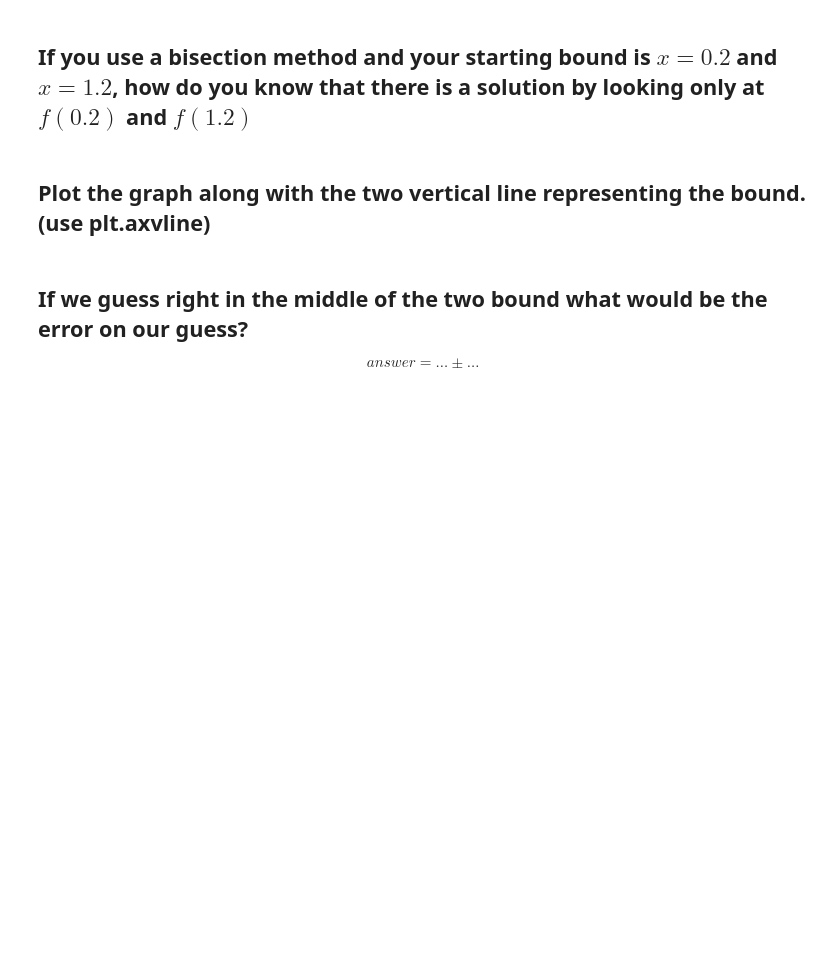
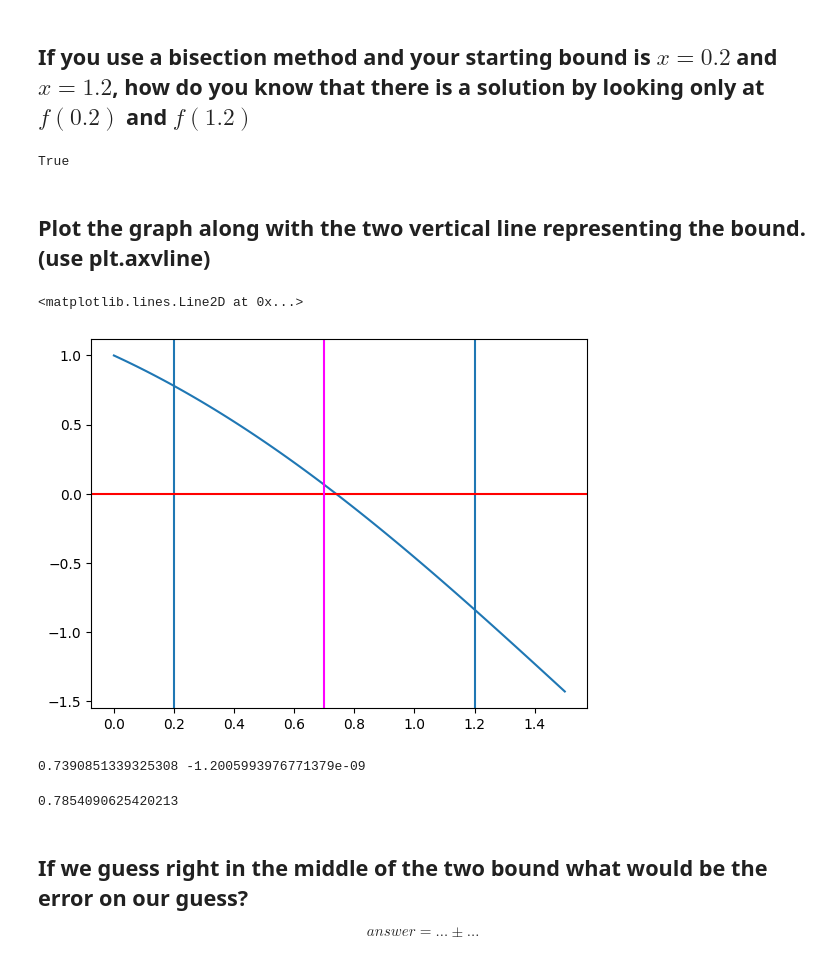
Before and after one commit to Mariposito/NMEXERCISE, a Jupyter notebook: 01 Plotting and Finding Root.ipynb, the cells around one changed output. Saved outputs shown, nothing was run; the diff lists cells and outputs as text; code cells hidden in the pictures; blank space fills up the shorter version.

```diff
--- a/01 Plotting and Finding Root.ipynb
+++ b/01 Plotting and Finding Root.ipynb
@@ -151,3 +151,7 @@ plt.grid()
 [figure]
 # %% [markdown]
 ## Given the what you did what is your answer?
+# %%
+x = (0.7375+0.74)/2
+print(x)
+print(np.cos(x))
@@ -164,8 +171,53 @@ Accuracy is also an important part for numerical algorithm --> How fast we can i
 # Bisection
 # %% [markdown]
 ## If you use a bisection method and your starting bound is $x=0.2$ and $x=1.2$, how do you know that there is a solution by looking only at $f(0.2)$ and $f(1.2)$
+# %%
+def f(x):
+  return np.cos(x)-x
+# %%
+f(0.2)*f(1.2)<0
+# %% [output]
+True
 # %% [markdown]
 ## Plot the graph along with the two vertical line representing the bound. (use plt.axvline)
+# %%
+left = 0.2
+right = 1.2
+center = (left + right)/2
+xs = np.linspace(0,1.5,100)
+plt.axvline(left)
+plt.axvline(right)
+plt.plot(xs,f(xs))
+plt.axhline(0,color='red')
+plt.axvline(center,color='magenta')
+# %% [output]
+<matplotlib.lines.Line2D at 0x...>
+[figure, added]
+# %%
+def f(x):
+  return np.cos(x)-x
+
+def bisection(f, l:float, r:float, n:int) -> float:
+  for i in range(n):
+    c = (l+r)/2
+    if f(c)*f(l)<0:
+      r=c
+    else:
+      l=c
+  return c
+
+sol=bisection(f,0.2,1.2,30)
+print(sol,f(sol))
+# %% [output]
+0.7390851339325308 -1.2005993976771379e-09
+# %%
+def fy(x):
+    return -0.000216747 + 0.0072868*x - 0.0977383*x**2 + 0.664685*x**3 - \
+            2.40773*x**4 + 4.46766*x**5 - 3.7091*x**6 + x**7
+b = bisection(fy,0.4,1,30)
+print(b)
+# %% [output]
+0.7854090625420213
 # %% [markdown]
 ## If we guess right in the middle of the two bound what would be the error on our guess?
 $$
```
Also changed, not shown: parts of 1 cell of this notebook.
